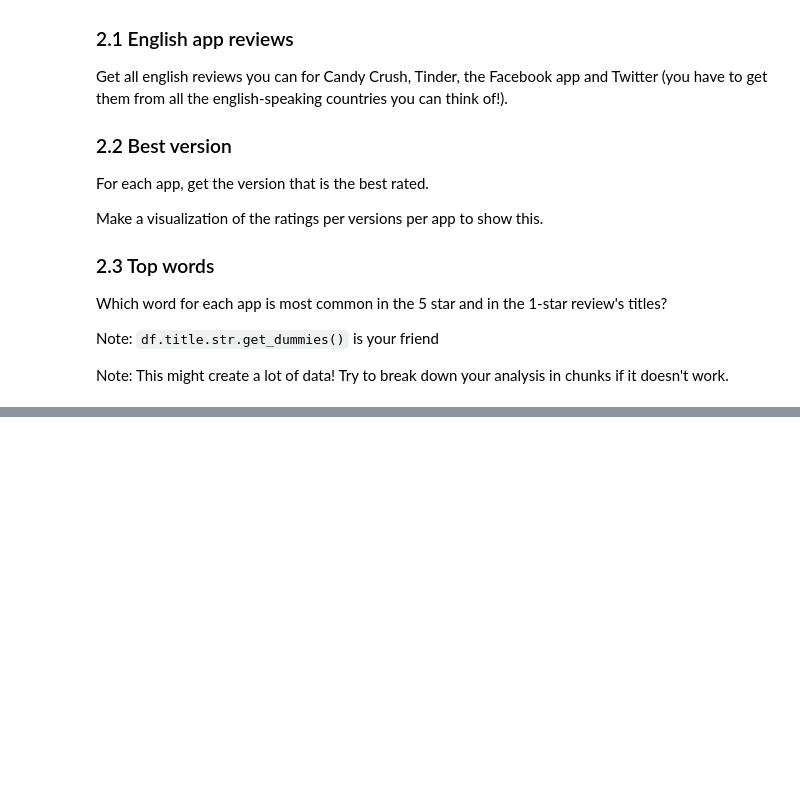
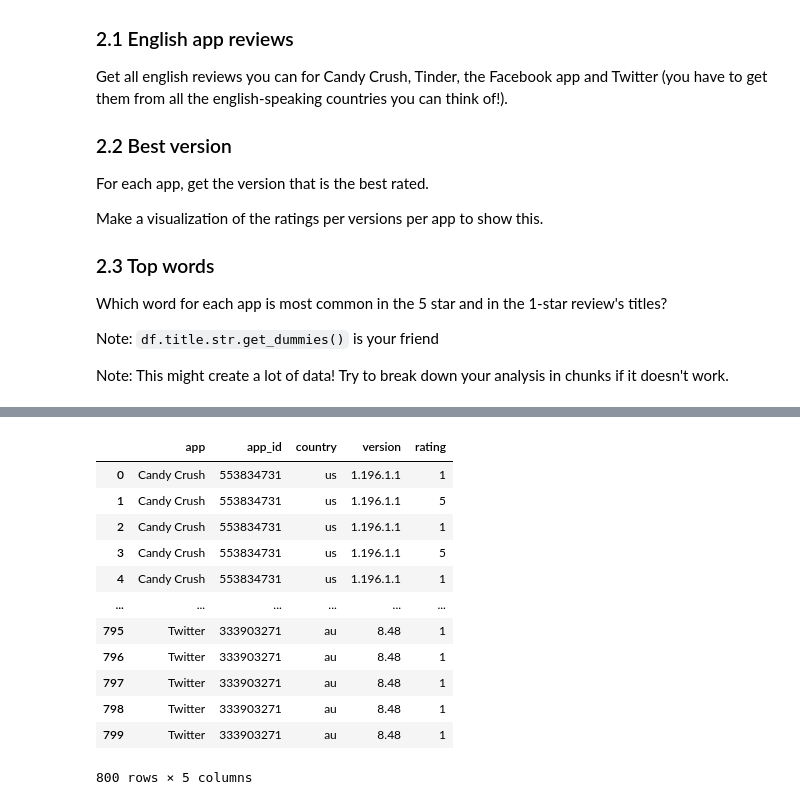
Before and after one commit to cb-ds-1/4-5-web-data, a Jupyter notebook: workshop.ipynb, the cells around one changed output, grey strips where cells are left out. Drawn from its saved outputs; the diff is of its cells as text; code cells hidden in the pictures; blank space fills up the shorter version.

```diff
--- a/workshop.ipynb
+++ b/workshop.ipynb
@@ -57,0 +137,43 @@ Note: This might create a lot of data! Try to break down your analysis in chunks
+# %%
+# 2-2 : Best Version
+# For each app, get the version that is the best rated.
+
+final = []
+co = ['us', 'gb', 'ca', 'au']
+app_id = [553834731,547702041,284882215,333903271]
+add_name = ['Candy Crush','Tinder','Facebook','Twitter']
+apps = dict(zip(app_id, add_name))
+
+pp = 1
+for c in co:
+    pp = 1
+    for app in apps:
+        try:
+            r = requests.get(f"https://itunes.apple.com/{c}/rss/customerreviews/id={app}/page={pp}/sortby=mostrecent/json")
+            cc = json.loads(r.content)
+            if r.status_code == 200:
+                for i in cc['feed']['entry']:
+                    final.append((apps[app],app,c,i['im:version']['label'],i['im:rating']['label']))
+            pp += 1
+        except:
+            print('error')
+
+df = pd.DataFrame(final)
+df.columns=['app','app_id','country','version','rating']
+df['rating'] = df['rating'].astype(int)
+df['version'] = df['version'].astype(str)
+df
+# %% [output]
+|  | app | app_id | country | version | rating |
+| 0 | Candy Crush | 553834731 | us | 1.196.1.1 | 1 |
+| 1 | Candy Crush | 553834731 | us | 1.196.1.1 | 5 |
+| 2 | Candy Crush | 553834731 | us | 1.196.1.1 | 1 |
+| 3 | Candy Crush | 553834731 | us | 1.196.1.1 | 5 |
+| 4 | Candy Crush | 553834731 | us | 1.196.1.1 | 1 |
+| ... | ... | ... | ... | ... | ... |
+| 795 | Twitter | 333903271 | au | 8.48 | 1 |
+| 796 | Twitter | 333903271 | au | 8.48 | 1 |
+| 797 | Twitter | 333903271 | au | 8.48 | 1 |
+| 798 | Twitter | 333903271 | au | 8.48 | 1 |
+| 799 | Twitter | 333903271 | au | 8.48 | 1 |
+800 rows × 5 columns
```
Also changed, not shown: parts of 10 cells of this notebook.
